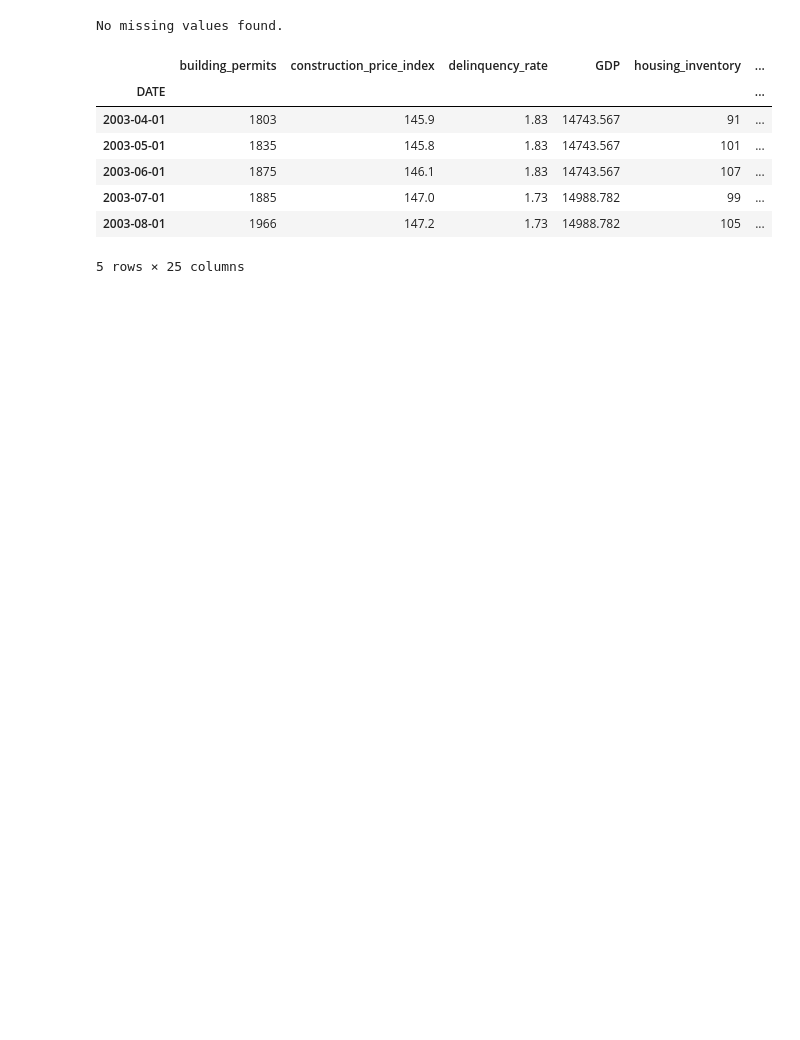
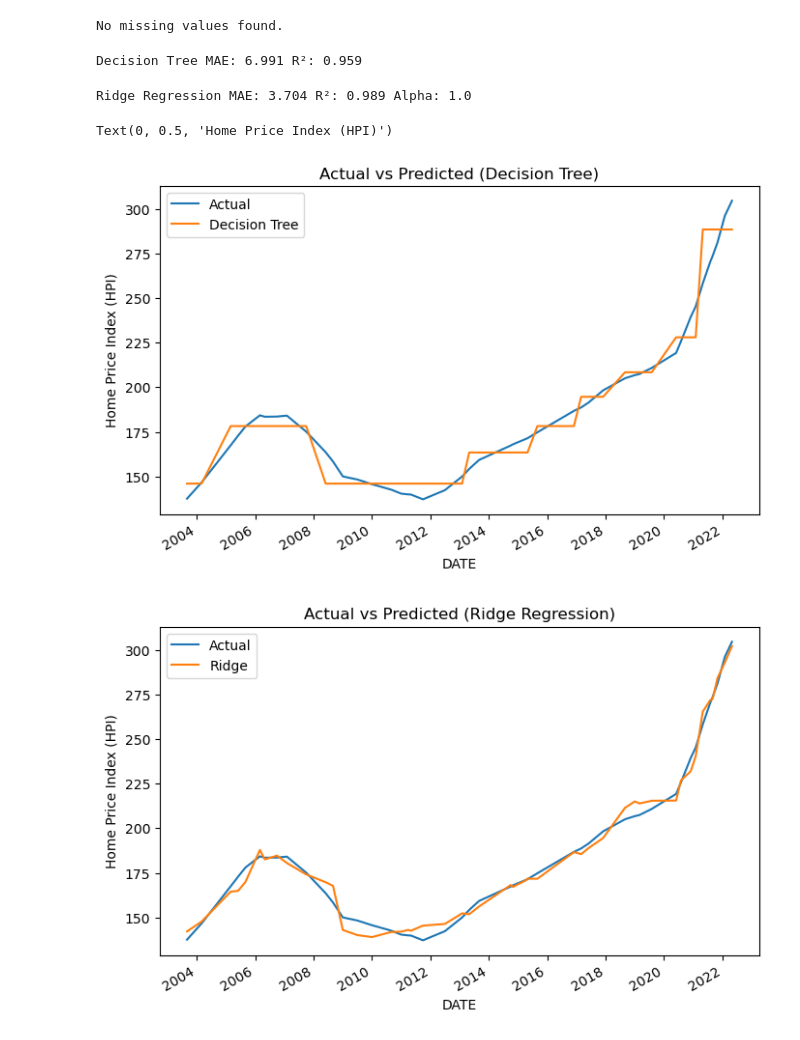
Before and after one commit to amovva10/Housing-crash-simulator, a Jupyter notebook: notebooks/Modeling.ipynb, the cells around one changed output. Cells and saved outputs as stored; diff of their text form; code cells hidden in the pictures; blank space fills up the shorter version.

Commit message:
train DT + Ridge and select Ridge as best

```diff
--- a/notebooks/Modeling.ipynb
+++ b/notebooks/Modeling.ipynb
@@ -1,22 +0,0 @@
-# %%
-import sys, os; sys.path.append(os.path.abspath(".."))
-from src.data_prep import load_data
-from src.features import build_features
-
-df = load_data(save_processed=False)
-df_fe = build_features(df)
-
-# Split into features (X) and target (y) for modeling
-y = df_fe["home_price_index"]
-X = df_fe.drop(columns=["home_price_index"])
-df_fe.head()
-# %% [output]
-No missing values found.
-|  | building_permits | construction_price_index | delinquency_rate | GDP | housing_inventory | ... |
-| DATE |  |  |  |  |  | ... |
-| 2003-04-01 | 1803 | 145.9 | 1.83 | 14743.567 | 91 | ... |
-| 2003-05-01 | 1835 | 145.8 | 1.83 | 14743.567 | 101 | ... |
-| 2003-06-01 | 1875 | 146.1 | 1.83 | 14743.567 | 107 | ... |
-| 2003-07-01 | 1885 | 147.0 | 1.73 | 14988.782 | 99 | ... |
-| 2003-08-01 | 1966 | 147.2 | 1.73 | 14988.782 | 105 | ... |
-5 rows × 25 columns
@@ -22,0 +15,58 @@ No missing values found.
+# %%
+df = load_data(save_processed=False)
+df_fe = build_features(df)
+
+y = df_fe["home_price_index"]
+X = df_fe.drop(columns=["home_price_index"])
+
+mask=X.notna().all(axis=1) & y.notna()
+X, y = X.loc[mask], y.loc[mask]
+
+# Train/test split
+X_train, X_test, y_train, y_test = train_test_split(X, y, test_size=0.2, random_state=40)
+# %% [output]
+No missing values found.
+# %%
+dt = DecisionTreeRegressor(max_depth=3, min_samples_leaf=10, random_state=42)
+dt.fit(X_train, y_train)
+pred_dt = dt.predict(X_test)
+
+mae_dt = mean_absolute_error(y_test, pred_dt)
+r2_dt = r2_score(y_test, pred_dt)
+
+print("Decision Tree MAE:", round(mae_dt, 3), "R²:", round(r2_dt, 3))
+# %% [output]
+Decision Tree MAE: 6.991 R²: 0.959
+# %%
+tscv = TimeSeriesSplit(n_splits=5)
+alphas = [0.1, 1, 10]
+
+ridge_cv = RidgeCV(alphas=alphas, cv=tscv)
+ridge_cv.fit(X_train, y_train)
+pred_ridge = ridge_cv.predict(X_test)
+
+mae_ridge = mean_absolute_error(y_test, pred_ridge)
+r2_ridge = r2_score(y_test, pred_ridge)
+
+print("Ridge Regression MAE:", round(mae_ridge, 3), "R²:", round(r2_ridge, 3), "Alpha:", ridge_cv.alpha_)
+# %% [output]
+Ridge Regression MAE: 3.704 R²: 0.989 Alpha: 1.0
+# %%
+compare = pd.DataFrame(
+    {"Actual": y_test, "Decision Tree": pred_dt, "Ridge": pred_ridge},
+    index=y_test.index
+).sort_index()
+
+# Decision Tree vs Actual
+ax = compare[["Actual", "Decision Tree"]].plot(figsize=(8, 5), title="Actual vs Predicted (Decision Tree)")
+ax.set_xlabel("DATE")
+ax.set_ylabel("Home Price Index (HPI)")
+
+# Ridge vs Actual
+ax = compare[["Actual", "Ridge"]].plot(figsize=(8, 5), title="Actual vs Predicted (Ridge Regression)")
+ax.set_xlabel("DATE")
+ax.set_ylabel("Home Price Index (HPI)")
+# %% [output]
+Text(0, 0.5, 'Home Price Index (HPI)')
+[figure, added]
+[figure, added]
```
Also changed, not shown: parts of 3 cells of this notebook, 5 other files.
